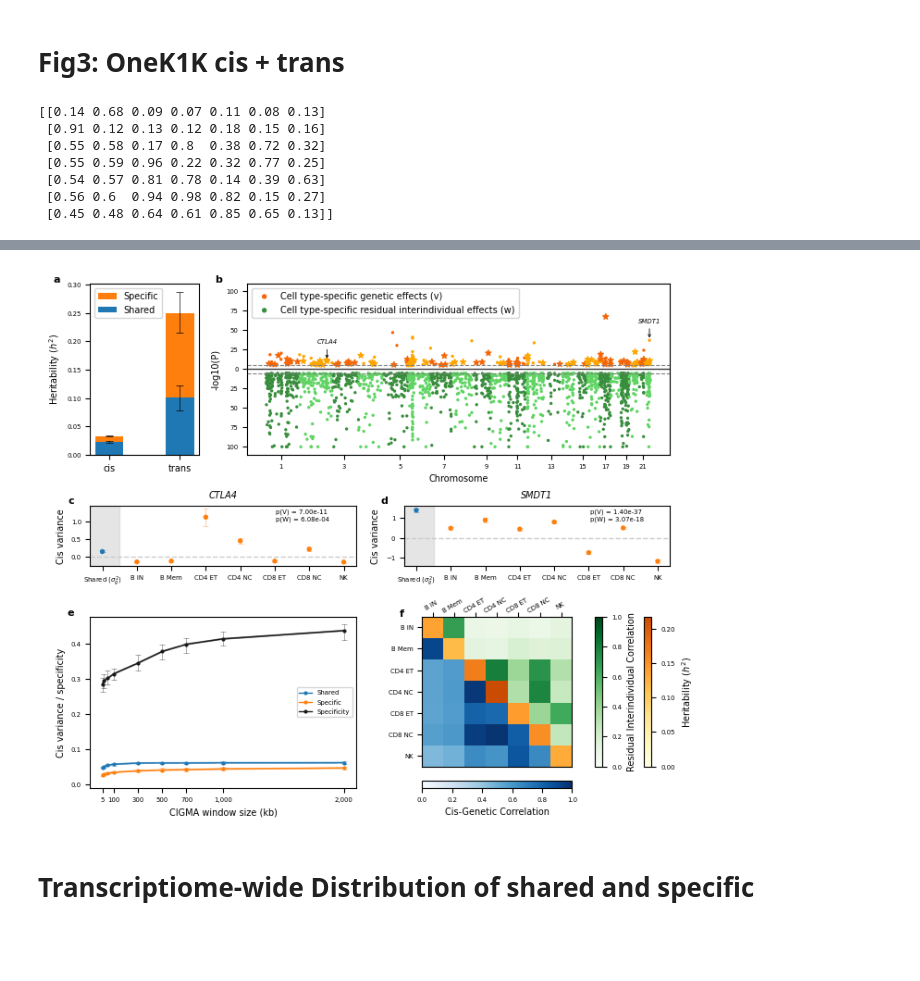
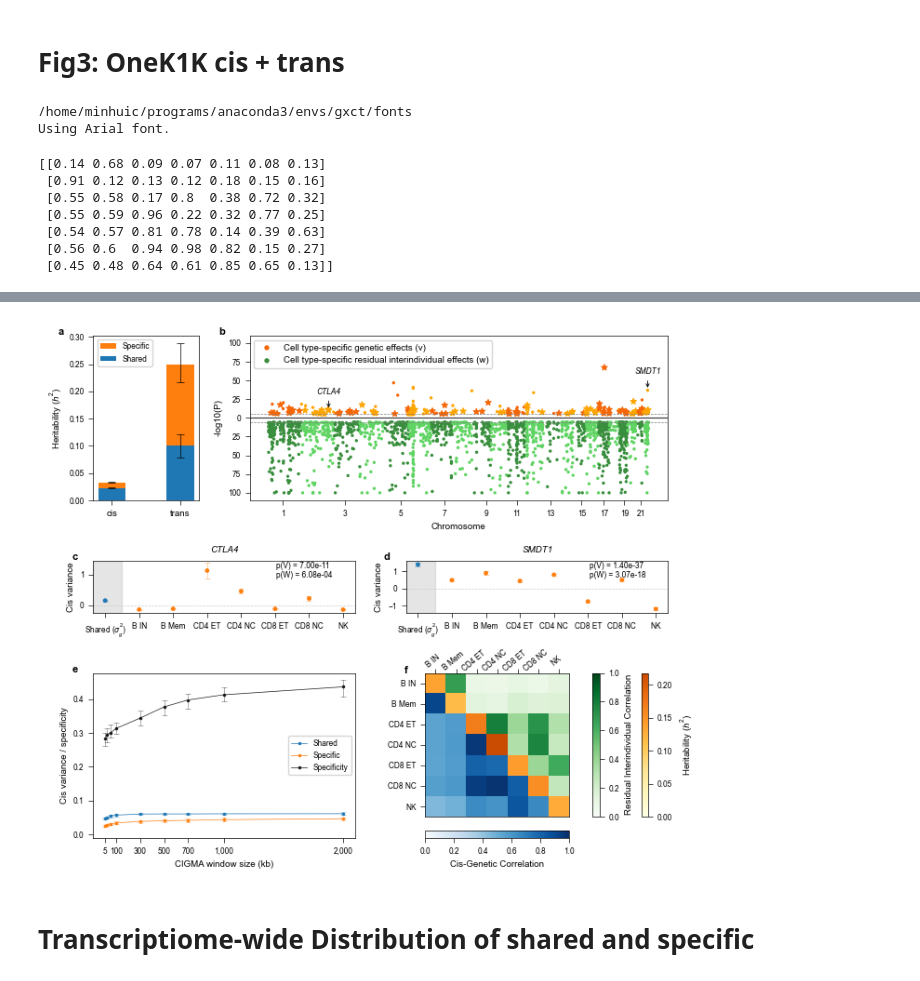
Before and after one commit to Minhui-Chen/CIGMA, a Jupyter notebook: workflow/notebook/fig3.ipynb, the cells around one changed output, grey strips where cells are left out. Drawn from its saved outputs; the diff is of its cells as text; code cells hidden in the pictures; blank space fills up the shorter version.

```diff
--- a/workflow/notebook/fig3.ipynb
+++ b/workflow/notebook/fig3.ipynb
@@ -13,6 +13,27 @@ from scipy import stats
 from mpl_toolkits.axes_grid1.axes_divider import make_axes_locatable
 
 from cigma import plot, util
+
+import matplotlib.font_manager as fm
+
+font_dir = os.path.abspath(os.path.join(os.path.dirname(os.__file__), '..', '..', 'fonts'))
+print(font_dir)
+try:
+    for f in os.listdir(font_dir):
+        if f.endswith('.ttf'):
+            fm.fontManager.addfont(os.path.join(font_dir, f))
+    if 'Arial' in [f.name for f in fm.fontManager.ttflist]:
+        plt.rcParams['font.family'] = 'Arial'
+        plt.rcParams['mathtext.fontset'] = 'custom'
+        plt.rcParams['mathtext.rm'] = 'Arial'
+        plt.rcParams['mathtext.it'] = 'Arial:italic'
+        plt.rcParams['mathtext.bf'] = 'Arial:bold'
+        print("Using Arial font.")
+except:
+    print("Unable to find the font directory. Using default font settings.")
+# %% [output]
+/home/minhuic/programs/anaconda3/envs/gxct/fonts
+Using Arial font.
 # %%
 # Load data
 meta_f  = '../../data/Yazar2022Science/gene_meta.txt'
@@ -145,9 +166,22 @@ def collect(cigma, trans=True):
 trans_df = collect(trans)
 # %%
 # fig
+default_axes_linewidth = mpl.rcParams['axes.linewidth']  # returns default (usually 0.8)
+default_xtick_major_width = mpl.rcParams['xtick.major.width']  # usually 0.8
+default_ytick_major_width = mpl.rcParams['ytick.major.width']  # usually 0.8
+default_xtick_minor_width = mpl.rcParams['xtick.minor.width']  # usually 0.8
+default_ytick_minor_width = mpl.rcParams['ytick.minor.width']  # usually 0.8
+
+plt.rcParams['axes.linewidth'] = .5
+plt.rcParams['xtick.major.width'] = .5
+plt.rcParams['ytick.major.width'] = .5
+plt.rcParams['xtick.minor.width'] = .5
+plt.rcParams['ytick.minor.width'] = .5
+
+
 colors = sns.color_palette()
 fs = 7
-plt.rcParams.update({'font.size': fs-2})
+plt.rcParams.update({'font.size': fs-1})
 # sns.set_style('dark')
 
 fig = plt.figure(figsize=(7.2, 6))
@@ -156,7 +190,7 @@ gs = gridspec.GridSpec(5, 4, figure=fig)
 # axis1: cis Transcriptome-wide + Trans transcriptome-wide
 ax = fig.add_subplot(gs[:2, 0])
 dif, p = plot.ctp_h2_plot(trans, ax, colors, h2='median', width=.4)  # NOTE: filter bio_var > 0
-ax.legend(loc='upper left', reverse=True, fontsize=fs)
+ax.legend(loc='upper left', reverse=True, fontsize=fs-1)
 ax.set_ylabel('Heritability ($h^2$)', fontsize=fs)
 # ax.set_xlabel('Regulatory region', fontsize=fs)
 plt.xticks(fontsize=fs)
@@ -210,11 +244,11 @@ cbar_upper.set_label('Residual Interindividual Correlation', fontsize=fs)
 
 ax.set_xticks(np.arange(full_cor.shape[1]))
 ax.set_yticks(np.arange(full_cor.shape[0]))
-ax.set_xticklabels(cts, fontsize=fs-2)
-ax.set_yticklabels(cts, fontsize=fs-2)
+ax.set_xticklabels(cts, fontsize=fs-1)
+ax.set_yticklabels(cts, fontsize=fs-1)
 ax.xaxis.set_label_position('top')
 ax.xaxis.tick_top()
-plt.setp(ax.get_xticklabels(), rotation=30, ha="center", rotation_mode="anchor")
+plt.setp(ax.get_xticklabels(), rotation=40, ha="center", rotation_mode="anchor")
 ax.text(-0.12, 1.05, 'f', transform=ax.transAxes, fontsize=8, fontweight='bold', va='top', ha='right')
 
 
@@ -281,9 +315,9 @@ for x in ['hom_g2', 'v', 'specificity']:
 
     # all genes
     sns.lineplot(data=melt_df, x='window', y=x, err_style='bars', err_kws={'linewidth':.5, 'capsize':2, 'capthick':.5},
-                    marker=False, estimator=estimator, alpha=.5, color=color)
+                    marker=False, estimator=estimator, alpha=.5, color=color, linestyle="None")
     sns.lineplot(data=melt_df, x='window', y=x, errorbar=None,
-                    marker='o', markersize=3, markeredgewidth=0, estimator=estimator, linewidth=1, label=label, color=color)
+                    marker='o', markersize=2.5, markeredgewidth=0, estimator=estimator, linewidth=0.5, label=label, color=color)
 
 # change x ticks to windows
 xticks = windows.copy()
@@ -321,9 +355,9 @@ yticks = ax.get_yticks()
 ytick_labels = [f"{abs(int(tick))}" for tick in yticks]
 ax.set_yticks(yticks)
 ax.set_yticklabels(ytick_labels)
-ax.axhline(0, color='0.2', lw=1, ls='-')
-ax.axhline(cut, color='0.5', lw=.8, ls='--')
-ax.axhline(-cut, color='0.5', lw=.8, ls='--')
+ax.axhline(0, color='0.2', lw=.8, ls='-')
+ax.axhline(cut, color='0.5', lw=.5, ls='--')
+ax.axhline(-cut, color='0.5', lw=.5, ls='--')
 ax.set_ylim(-110, 110)
 ax.legend(loc='upper left', markerscale=2, fontsize=fs)
 ax.text(-0.06, 1.05, 'b', transform=ax.transAxes, fontsize=8, fontweight='bold', va='top', ha='right')
@@ -335,7 +369,7 @@ print(sig_V_genes)
 for index, row in sig_V_genes.iterrows():
     gene = row['feature']
     genename = row['GeneSymbol']
-    ax.annotate(genename, (row['start_cum'], row[v]), (row['start_cum'], row[v]+25), fontsize=fs-2, fontstyle='italic',
+    ax.annotate(genename, (row['start_cum'], row[v]), (row['start_cum'], row[v]+25), fontsize=fs-1, fontstyle='italic',
                 arrowprops={'edgecolor': 'black', 'arrowstyle': '->', 'lw': .6},
                 ha='center', va='center')
 
@@ -362,10 +396,10 @@ for i, ax in enumerate([fig.add_subplot(gs[2, :2]), fig.add_subplot(gs[2, 2:])])
                         'error': [gene_std_hom_g2] + gene_std_V.tolist()})
     print(gene_df)
     sns.scatterplot(data=gene_df, palette=[colors[0]] + [colors[1]] * len(cts), x='variable', y='value',
-                    hue='variable', ax=ax, marker='o', s=15, edgecolor="none", zorder=5)
-    ax.axhline(0, ls='--', color='0.8', linewidth=1, zorder=1)
-    ax.text(0.70, 0.95, f'p(V) = {gene_p_V:.2e}', fontsize=fs-2, ha='left', va='top', transform=ax.transAxes)
-    ax.text(0.70, 0.82, f'p(W) = {gene_p_W:.2e}', fontsize=fs-2, ha='left', va='top', transform=ax.transAxes)
+                    hue='variable', ax=ax, marker='o', s=12, edgecolor="none", zorder=5)
+    ax.axhline(0, ls='--', color='0.8', linewidth=0.5, zorder=1)
+    ax.text(0.70, 0.97, f'p(V) = {gene_p_V:.2e}', fontsize=fs-1, ha='left', va='top', transform=ax.transAxes)
+    ax.text(0.70, 0.8, f'p(W) = {gene_p_W:.2e}', fontsize=fs-1, ha='left', va='top', transform=ax.transAxes)
     ax.legend().set_visible(False)
     ax.set_title(f'{genename}', fontsize=fs, fontstyle='italic')
     # ax.set_title(f'{genename} ({gene})', fontsize=14, fontstyle='italic')
@@ -389,7 +423,7 @@ for i, ax in enumerate([fig.add_subplot(gs[2, :2]), fig.add_subplot(gs[2, 2:])])
             # label = re.sub(' ', '\ ', label)
             # new_labels.append(f"$V_{{{label}}}$")
             new_labels.append(f"{label}")
-    ax.set_xticks(ticks=range(len(current_labels)), labels=new_labels, fontsize=fs-2)
+    ax.set_xticks(ticks=range(len(current_labels)), labels=new_labels, fontsize=fs-1)
 
     # add shared background
     xmin, xmax = ax.get_xlim()
@@ -401,6 +435,11 @@ fig.tight_layout(w_pad=2)
 
 # save to pdf
 fig.savefig('../../figure/fig3.pdf', bbox_inches='tight')
+plt.rcParams['axes.linewidth'] = default_axes_linewidth
+plt.rcParams['xtick.major.width'] = default_xtick_major_width
+plt.rcParams['ytick.major.width'] = default_ytick_major_width
+plt.rcParams['xtick.minor.width'] = default_xtick_minor_width
+plt.rcParams['ytick.minor.width'] = default_ytick_minor_width
 # %% [output]
 9065 genes after filtering
 Cis shared: 0.022643939075989168; Cis specific: 0.010226352865908495;
@@ -418,8 +457,8 @@ Confidence interval for trans specific h2:  ConfidenceInterval(low=np.float64(0.
 4   CD4 NC  0.806329  0.065802
 5   CD8 ET -0.748293  0.058968
 6   CD8 NC  0.505131  0.059346
 7       NK -1.188112  0.082734
-[figure, old version]
+[figure, new version]
 # %% [markdown]
 # Transcriptiome-wide Distribution of shared and specific
 # %%
```
Also changed, not shown: parts of 17 cells of this notebook, 8 other files.
